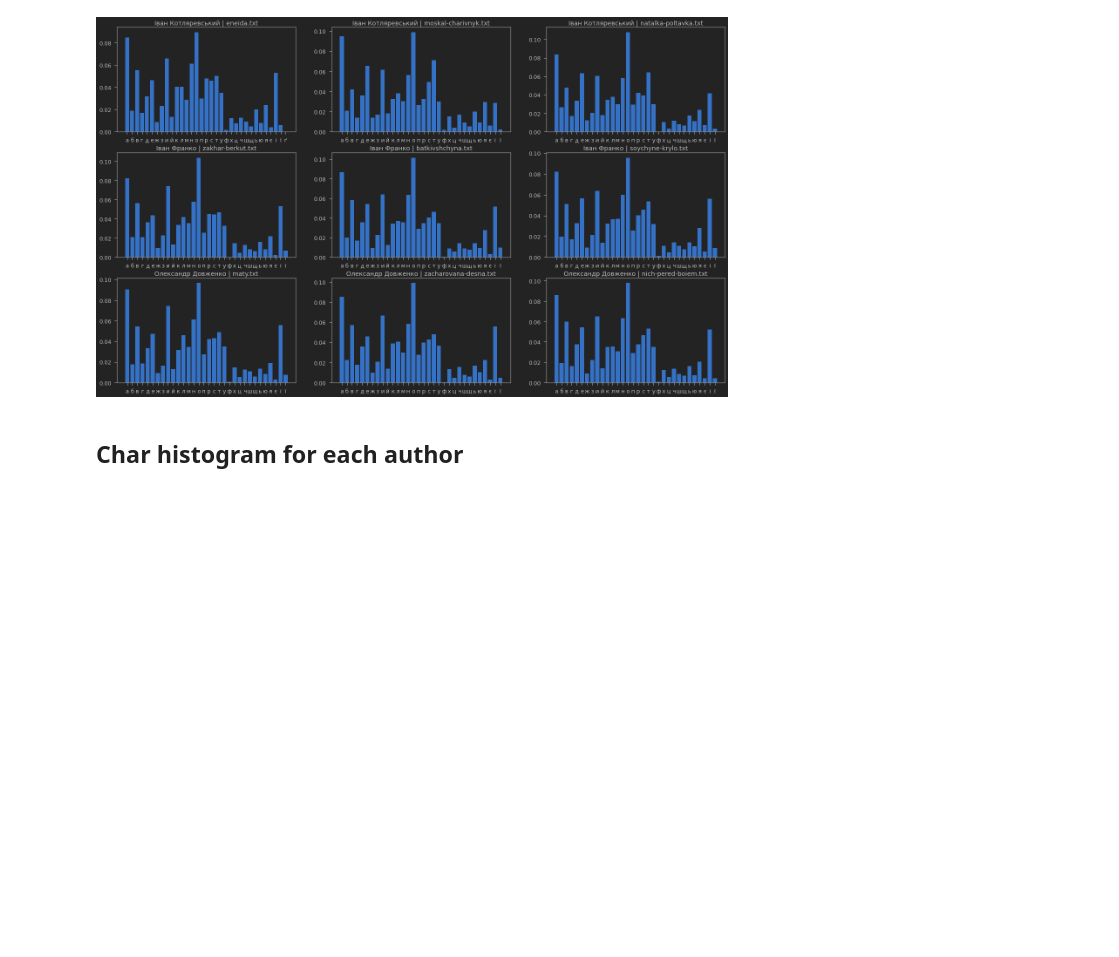
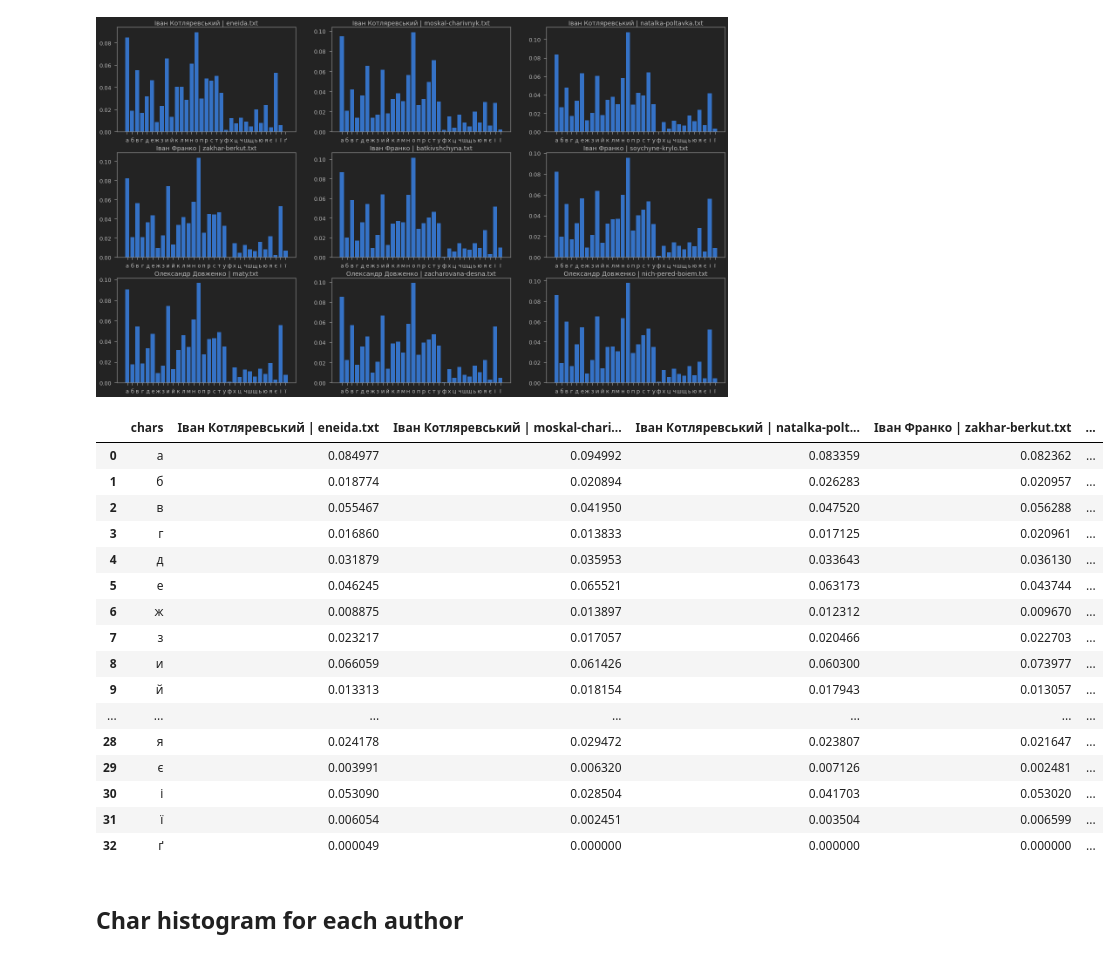
Before and after one commit to kryvokhyzha/examples-and-courses, a Jupyter notebook: computer-linguistics/main.ipynb, the cells around one changed output. Cells and saved outputs as stored; diff of their text form; code cells hidden in the pictures; blank space fills up the shorter version.

```diff
--- a/computer-linguistics/main.ipynb
+++ b/computer-linguistics/main.ipynb
@@ -103,6 +109,35 @@ for i, author in enumerate(data.keys()):
         ax[i][j].title.set_text(author + ' | ' + text['name'])
 # %% [output]
 [figure]
+# %%
+char_freq_df = pd.DataFrame({'chars': CHARS})
+
+for author in data.keys():
+    for text in data[author]['texts']:
+        od = compute_char_freq(text['text'])
+        t = OrderedDict(dict(zip(CHARS, [0]*len(CHARS))))
+        for key, val in od.items():
+            t[key] = val
+        char_freq_df[author + ' | ' + text['name']] = t.values()
+char_freq_df
+# %% [output]
+|  | chars | Іван Котляревський | eneida.txt | Іван Котляревський | moskal-chari... | Іван Котляревський | natalka-polt... | Іван Франко | zakhar-berkut.txt | ... |
+| 0 | а | 0.084977 | 0.094992 | 0.083359 | 0.082362 | ... |
+| 1 | б | 0.018774 | 0.020894 | 0.026283 | 0.020957 | ... |
+| 2 | в | 0.055467 | 0.041950 | 0.047520 | 0.056288 | ... |
+| 3 | г | 0.016860 | 0.013833 | 0.017125 | 0.020961 | ... |
+| 4 | д | 0.031879 | 0.035953 | 0.033643 | 0.036130 | ... |
+| 5 | е | 0.046245 | 0.065521 | 0.063173 | 0.043744 | ... |
+| 6 | ж | 0.008875 | 0.013897 | 0.012312 | 0.009670 | ... |
+| 7 | з | 0.023217 | 0.017057 | 0.020466 | 0.022703 | ... |
+| 8 | и | 0.066059 | 0.061426 | 0.060300 | 0.073977 | ... |
+| 9 | й | 0.013313 | 0.018154 | 0.017943 | 0.013057 | ... |
+| ... | ... | ... | ... | ... | ... | ... |
+| 28 | я | 0.024178 | 0.029472 | 0.023807 | 0.021647 | ... |
+| 29 | є | 0.003991 | 0.006320 | 0.007126 | 0.002481 | ... |
+| 30 | і | 0.053090 | 0.028504 | 0.041703 | 0.053020 | ... |
+| 31 | ї | 0.006054 | 0.002451 | 0.003504 | 0.006599 | ... |
+| 32 | ґ | 0.000049 | 0.000000 | 0.000000 | 0.000000 | ... |
 # %% [markdown]
 ## Char histogram for each author
 # %%
```
Also changed, not shown: parts of 5 cells of this notebook.
